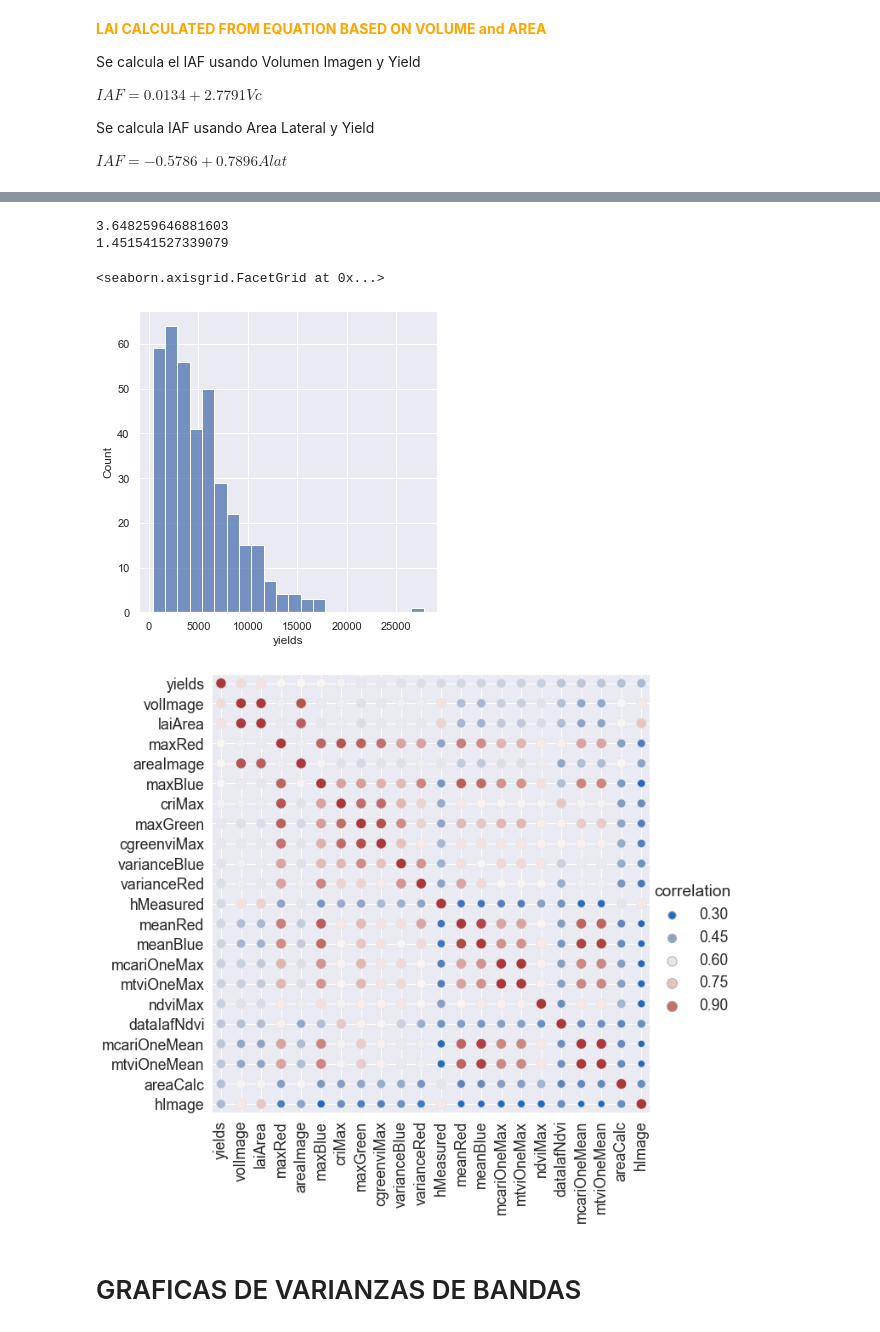
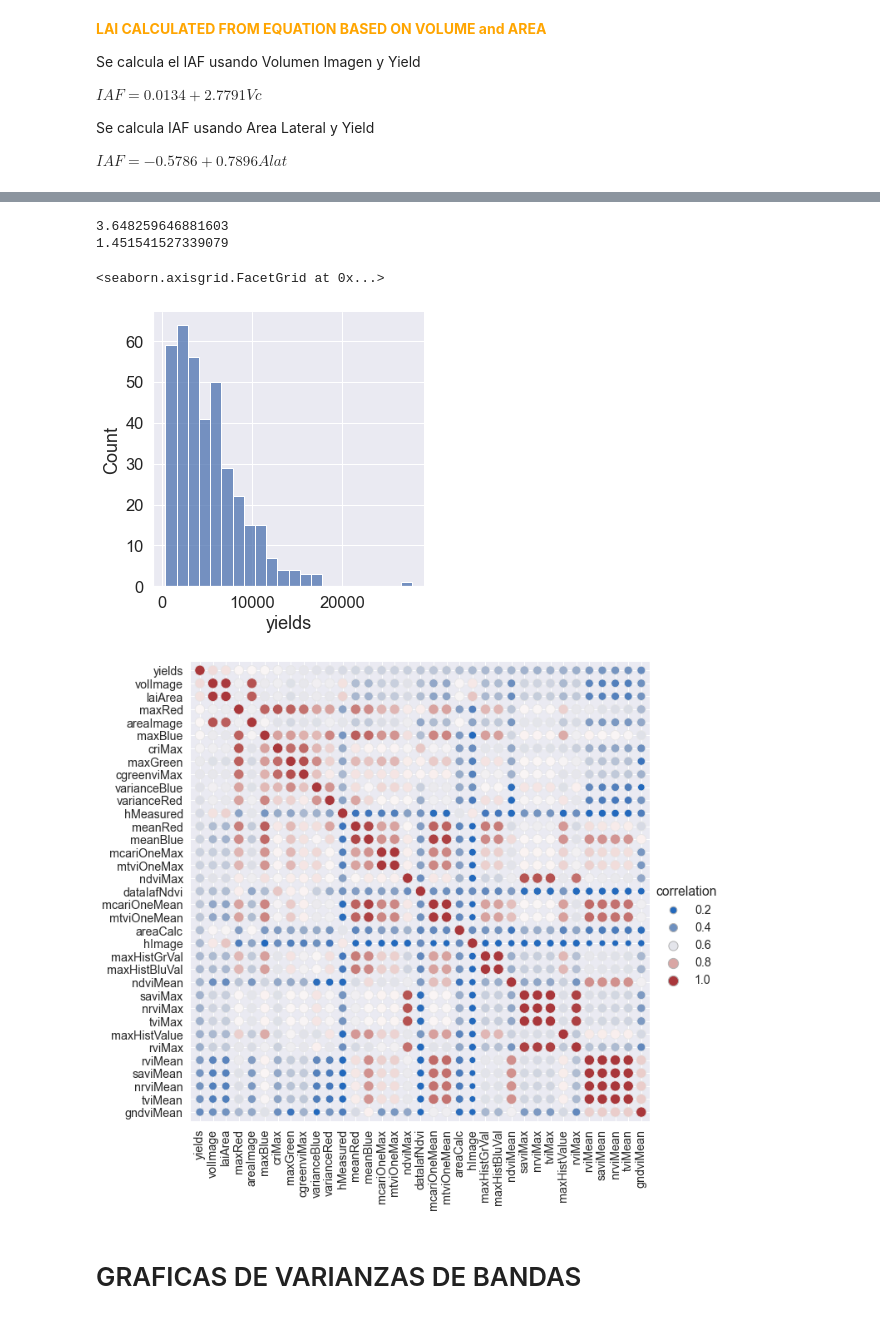
Before and after one commit to julianandres/processingyield, a Jupyter notebook: graficas.ipynb, the cells around one changed output, grey strips where cells are left out. Saved outputs shown, nothing was run; the diff lists cells and outputs as text; code cells hidden in the pictures.

```diff
--- a/graficas.ipynb
+++ b/graficas.ipynb
@@ -116,6 +100,7 @@ scaled_features = StandardScaler().fit_transform(dframeFinal.values)
 scaled_features_df = pd.DataFrame(scaled_features, index=dframeFinal.index, columns=dframeFinal.columns)
 pyplot.figure(figsize=(10,10))
 my_pal = {"meanRed": "r", "meanGreen": "g", "meanBlue":"b"}
+sns.set(font_scale=2.8)
 sns.boxplot(data=dataframe[['meanRed', 'meanGreen','meanBlue']],orient="v", palette=my_pal)
 # %% [output]
 <AxesSubplot:>
@@ -128,29 +113,29 @@ sns.displot(dframeFinal['yields'])
 3.648259646881603
 1.451541527339079
 <seaborn.axisgrid.FacetGrid at 0x...>
-[figure, old version]
+[figure, new version]
 # %%
-cols= correlation.nlargest(22,"yields")["yields"].index
+cols= correlation.nlargest(35,"yields")["yields"].index
 cm= np.corrcoef(dframeFinal[cols].values.T)
-sns.set(font_scale=1.6)
+sns.set(font_scale=1.3)
 corr_mat = dframeFinal[cols].corr().stack().reset_index(name="correlation")
 g = sns.relplot(
     data=corr_mat,
     x="level_0", y="level_1", hue="correlation", size="correlation",
     palette="vlag", hue_norm=(0.3, 1), edgecolor=".9",
     height=10, sizes=(25, 150), size_norm=(-.2, .8),
 )
 
 # Tweak the figure to finalize
 g.set(xlabel="", ylabel="", aspect="equal")
 g.despine(left=True, bottom=True)
 g.ax.margins(.02)
 for label in g.ax.get_xticklabels():
     label.set_rotation(90)
 for artist in g.legend.legendHandles:
     artist.set_edgecolor(".7")
 # %% [output]
-[figure, old version]
+[figure, new version]
 # %% [markdown]
 <h1> GRAFICAS DE VARIANZAS DE BANDAS</h1>
 # %%
```
Also changed, not shown: parts of 4 cells of this notebook, 38 other files.
